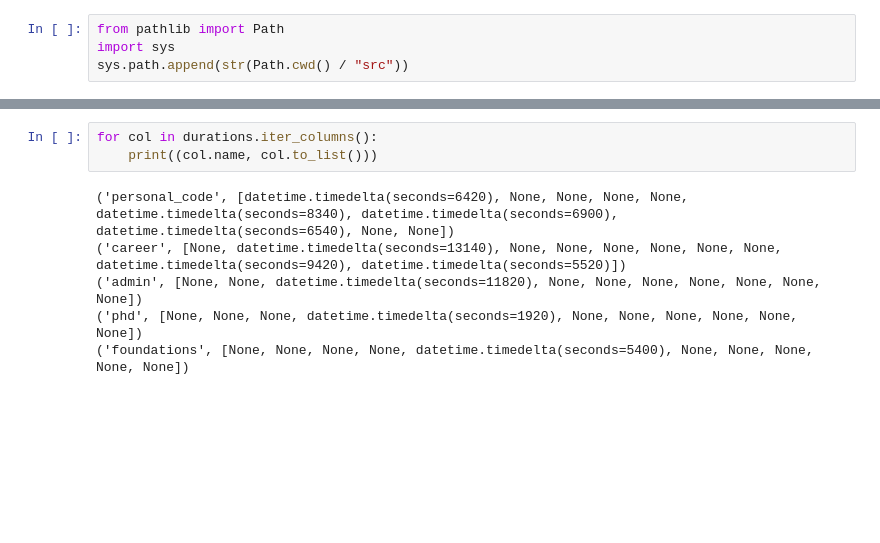
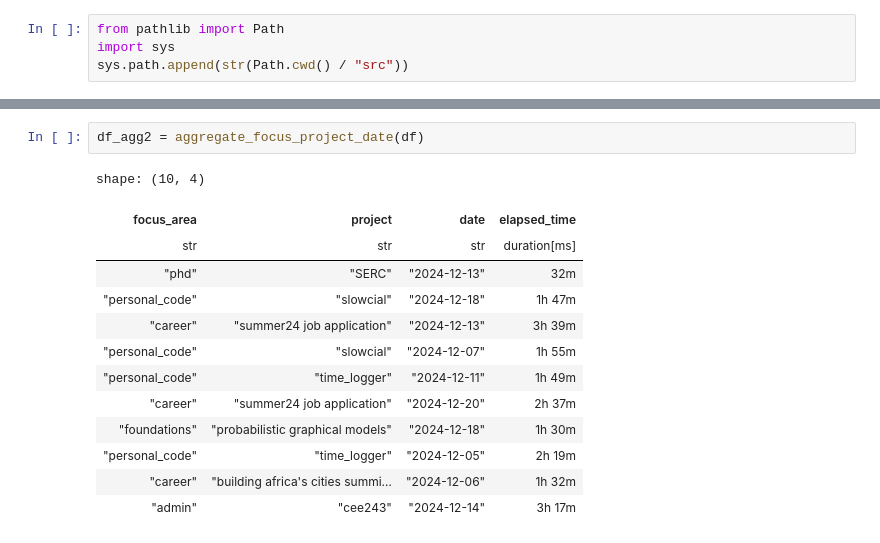
Before and after one commit to juliet29/time_logger, a Jupyter notebook: test.ipynb, the cells around one changed output, grey strips where cells are left out. Cells and saved outputs as stored; diff of their text form; blank space fills up the shorter version.

```diff
--- a/test.ipynb
+++ b/test.ipynb
@@ -178,10 +105,17 @@ fig.update_layout(yaxis_tickformat="%H:%M")
 fig.show()
-# %%
-for col in durations.iter_columns():
-    print((col.name, col.to_list()))
-# %% [output]
-('personal_code', [datetime.timedelta(seconds=6420), None, None, None, None, datetime.timedelta(seconds=8340), datetime.timedelta(seconds=6900), datetime.timedelta(seconds=6540), None, None])
-('career', [None, datetime.timedelta(seconds=13140), None, None, None, None, None, None, datetime.timedelta(seconds=9420), datetime.timedelta(seconds=5520)])
-('admin', [None, None, datetime.timedelta(seconds=11820), None, None, None, None, None, None, None])
-('phd', [None, None, None, datetime.timedelta(seconds=1920), None, None, None, None, None, None])
-('foundations', [None, None, None, None, datetime.timedelta(seconds=5400), None, None, None, None, None])
+# %%
+df_agg2 = aggregate_focus_project_date(df)
+# %% [output]
+shape: (10, 4)
+| focus_area | project | date | elapsed_time |
+| str | str | str | duration[ms] |
+| "phd" | "SERC" | "2024-12-13" | 32m |
+| "personal_code" | "slowcial" | "2024-12-18" | 1h 47m |
+| "career" | "summer24 job application" | "2024-12-13" | 3h 39m |
+| "personal_code" | "slowcial" | "2024-12-07" | 1h 55m |
+| "personal_code" | "time_logger" | "2024-12-11" | 1h 49m |
+| "career" | "summer24 job application" | "2024-12-20" | 2h 37m |
+| "foundations" | "probabilistic graphical models" | "2024-12-18" | 1h 30m |
+| "personal_code" | "time_logger" | "2024-12-05" | 2h 19m |
+| "career" | "building africa's cities summi… | "2024-12-06" | 1h 32m |
+| "admin" | "cee243" | "2024-12-14" | 3h 17m |
```
Also changed, not shown: parts of 20 cells of this notebook, 4 other files.
